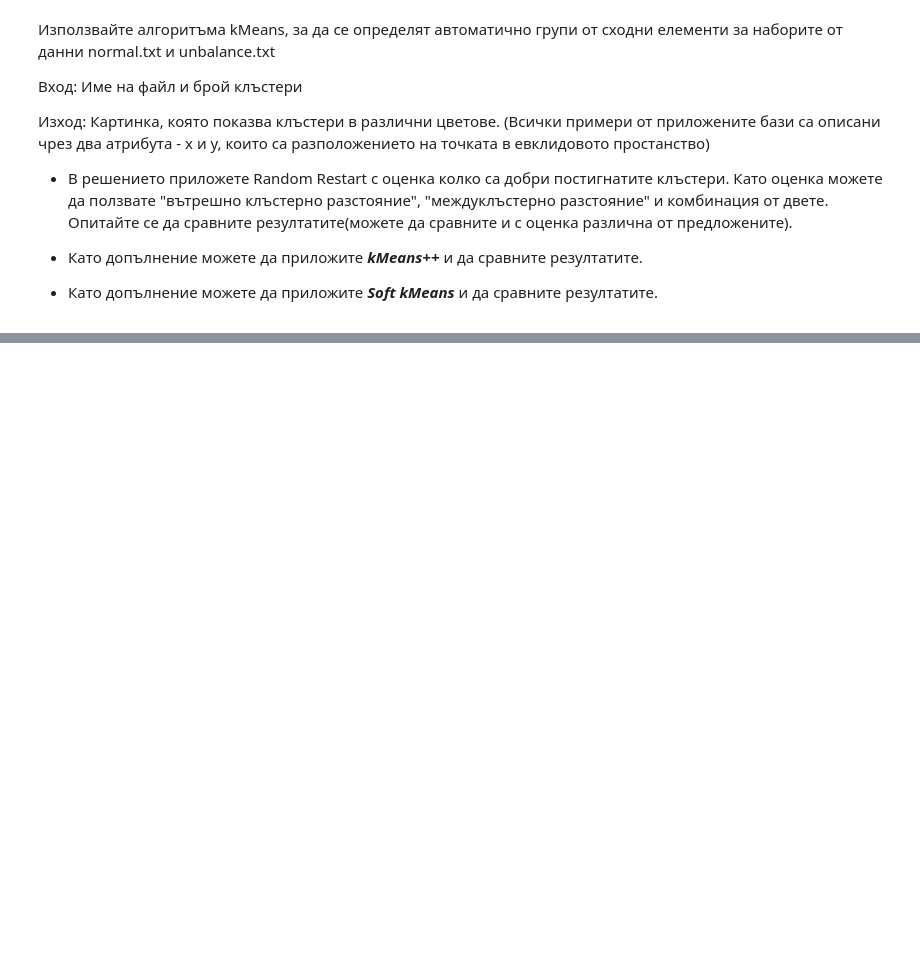
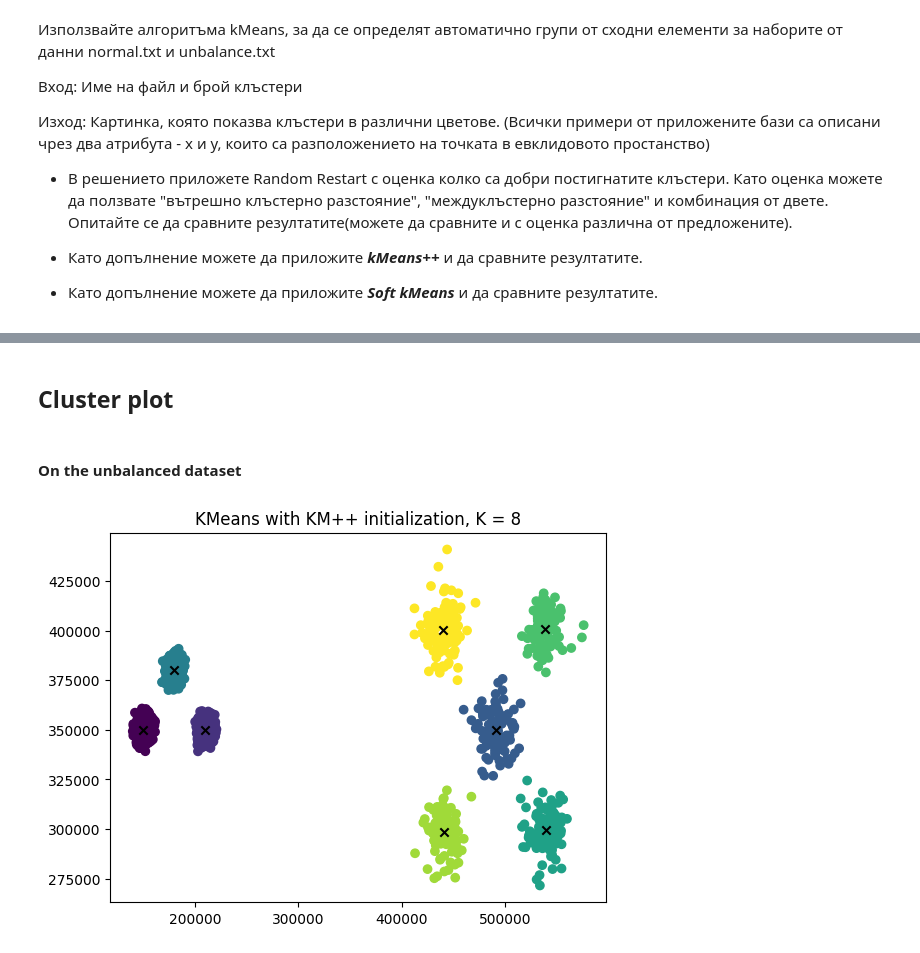
Before and after one commit to HeavyHelium/AI, a Jupyter notebook: machine-learning/kmeans/solution.ipynb, the cells around one changed output, grey strips where cells are left out. Saved outputs shown, nothing was run; the diff lists cells and outputs as text; code cells hidden in the pictures; blank space fills up the shorter version.

```diff
--- a/machine-learning/kmeans/solution.ipynb
+++ b/machine-learning/kmeans/solution.ipynb
@@ -16 +22,18 @@
+# %%
+def read_data(filepath) -> np.ndarray:
+    points: List[List[float]] = []
+
+    try:
+        with open(filepath, 'r') as file:
+            points = [list(map(float, line.split()))
+                    for line in file.readlines()]
+    except Exception as e:
+        print(f"Reading error{e}")
+
+    points: np.ndarray = np.array(points)
+
+    return points
+# %%
+points_unbalanced: np.ndarray = read_data("./unbalance.txt")
+points_normal: np.ndarray = read_data("./normal.txt")
 # %%
@@ -153,0 +128,21 @@ class KMeans:
+# %% [markdown]
+## Cluster plot
+# %%
+def restart(initialization, points, K=8, runs=5):
+    best = None
+    best_dist = float('inf')
+
+    for _ in range(runs):
+        temp = KMeans(points, initialization=initialization, k=K)
+        temp.run()
+        if temp.intra_cluster_distance < best_dist:
+            best = temp
+            best_dist = temp.intra_cluster_distance
+
+    best.plot_clusters()
+# %% [markdown]
+#### On the unbalanced dataset
+# %%
+restart("KM++", points_unbalanced)
+# %% [output]
+[figure, added]
```
Also changed, not shown: parts of 11 cells of this notebook, 2 other files.
